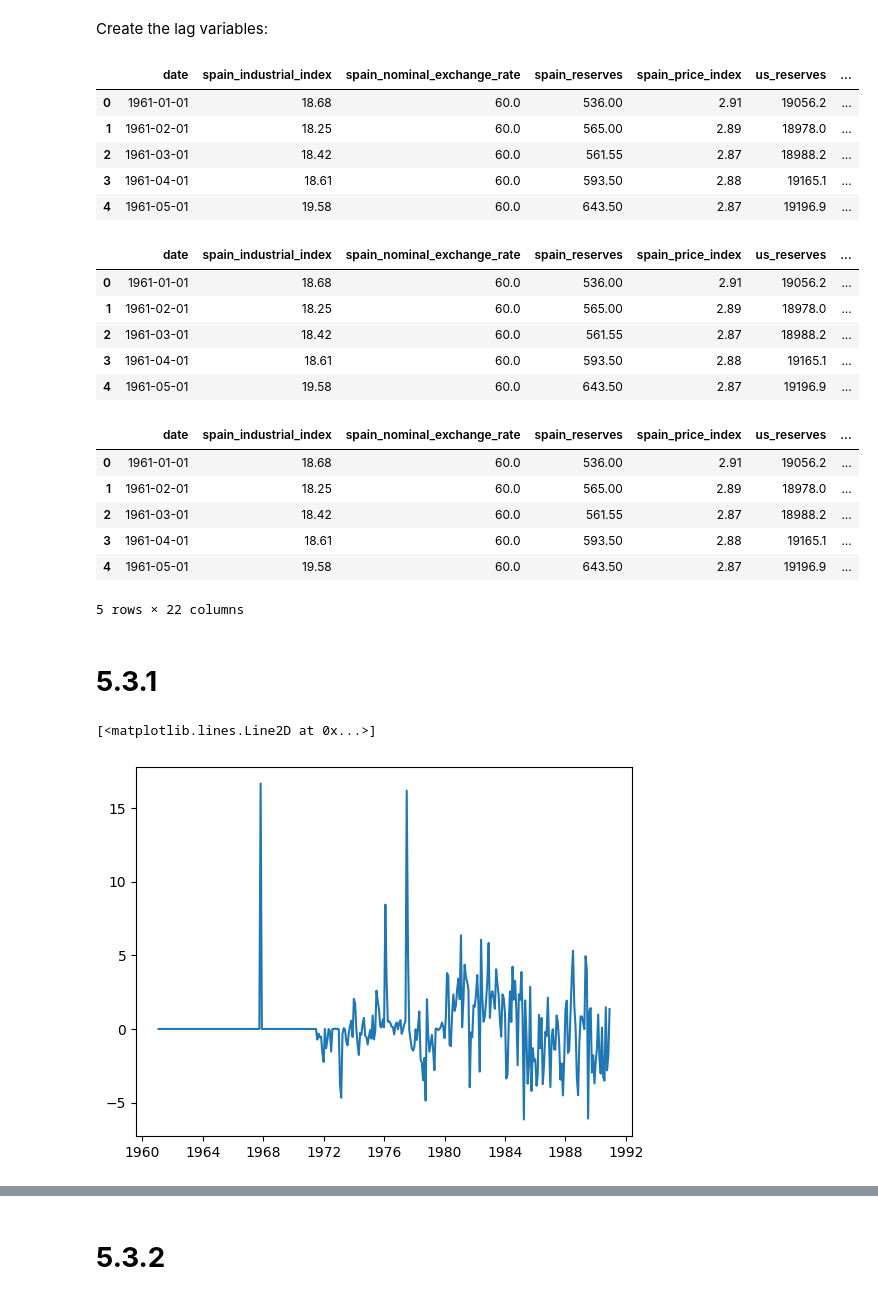
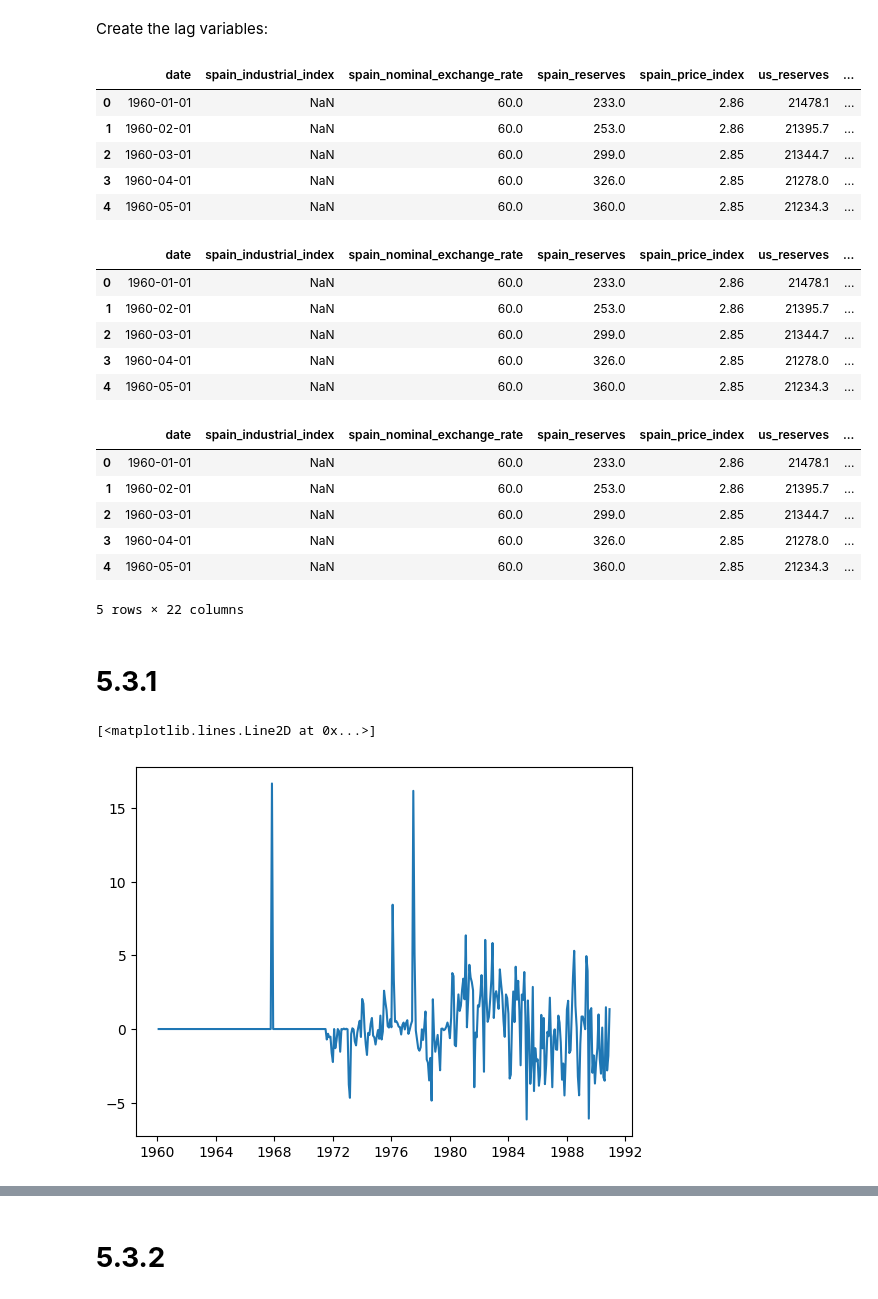
Before and after one commit to ruikai30/ec1b1_group_10, a Jupyter notebook: notebook.ipynb, the cells around one changed output, grey strips where cells are left out. Saved outputs shown, nothing was run; the diff lists cells and outputs as text; code cells hidden in the pictures.

```diff
--- a/notebook.ipynb
+++ b/notebook.ipynb
@@ -46,8 +46,7 @@ spain_1.head()
 ## For Spain:
 # %%
 spain_2 = spain_1 \
-    .rename(columns={'International Financial Statistics (IFS)': 'date', 'Unnamed: 1': 'spain_industrial_index', 'Unnamed: 2': 'spain_nominal_exchange_rate', 'Unnamed: 3': 'spain_reserves', 'Unnamed: 4': 'spain_price_index'}) \
-    .dropna()
+    .rename(columns={'International Financial Statistics (IFS)': 'date', 'Unnamed: 1': 'spain_industrial_index', 'Unnamed: 2': 'spain_nominal_exchange_rate', 'Unnamed: 3': 'spain_reserves', 'Unnamed: 4': 'spain_price_index'}) [1:]
 # %%
 spain_3 = spain_2
 spain_3['spain_nominal_exchange_rate'] = spain_3['spain_nominal_exchange_rate'].apply(lambda x: 1/x)
@@ -76,8 +75,7 @@ spain_basic_cleaned = spain_5
 # %%
 # Repeat first step using code from Spain
 us_1 = us_1 \
-    .rename(columns={'International Financial Statistics (IFS)': 'date', 'Unnamed: 1': 'us_reserves', 'Unnamed: 2': 'us_price_index'}) \
-    .dropna()
+    .rename(columns={'International Financial Statistics (IFS)': 'date', 'Unnamed: 1': 'us_reserves', 'Unnamed: 2': 'us_price_index'}) [1:]
 
 # Tidy the data using similar process
 us_1['date'] = us_1['date'].apply(lambda x: datetime.strptime(x, '%b %Y'))
@@ -120,11 +127,11 @@ merged_2 = merged_1
 merged_2.head()
 # %% [output]
 |  | date | spain_industrial_index | spain_nominal_exchange_rate | spain_reserves | spain_price_index | us_reserves | ... |
-| 0 | 1961-01-01 | 18.68 | 60.0 | 536.00 | 2.91 | 19056.2 | ... |
-| 1 | 1961-02-01 | 18.25 | 60.0 | 565.00 | 2.89 | 18978.0 | ... |
-| 2 | 1961-03-01 | 18.42 | 60.0 | 561.55 | 2.87 | 18988.2 | ... |
-| 3 | 1961-04-01 | 18.61 | 60.0 | 593.50 | 2.88 | 19165.1 | ... |
-| 4 | 1961-05-01 | 19.58 | 60.0 | 643.50 | 2.87 | 19196.9 | ... |
+| 0 | 1960-01-01 | NaN | 60.0 | 233.0 | 2.86 | 21478.1 | ... |
+| 1 | 1960-02-01 | NaN | 60.0 | 253.0 | 2.86 | 21395.7 | ... |
+| 2 | 1960-03-01 | NaN | 60.0 | 299.0 | 2.85 | 21344.7 | ... |
+| 3 | 1960-04-01 | NaN | 60.0 | 326.0 | 2.85 | 21278.0 | ... |
+| 4 | 1960-05-01 | NaN | 60.0 | 360.0 | 2.85 | 21234.3 | ... |
 # %%
 merged_2['spain_nominal_exchange_rate_growth'] = (merged_2['spain_nominal_exchange_rate'] - merged_2['spain_nominal_exchange_rate_lag_1']) / merged_2['spain_nominal_exchange_rate_lag_1'] * 100
 merged_2['spain_real_exchange_rate'] = merged_2['spain_nominal_exchange_rate'] * merged_2['us_price_index'] / merged_2['spain_price_index']
@@ -138,44 +145,45 @@ merged_3 = merged_2
 merged_3.head()
 # %% [output]
 |  | date | spain_industrial_index | spain_nominal_exchange_rate | spain_reserves | spain_price_index | us_reserves | ... |
-| 0 | 1961-01-01 | 18.68 | 60.0 | 536.00 | 2.91 | 19056.2 | ... |
-| 1 | 1961-02-01 | 18.25 | 60.0 | 565.00 | 2.89 | 18978.0 | ... |
-| 2 | 1961-03-01 | 18.42 | 60.0 | 561.55 | 2.87 | 18988.2 | ... |
-| 3 | 1961-04-01 | 18.61 | 60.0 | 593.50 | 2.88 | 19165.1 | ... |
-| 4 | 1961-05-01 | 19.58 | 60.0 | 643.50 | 2.87 | 19196.9 | ... |
+| 0 | 1960-01-01 | NaN | 60.0 | 233.0 | 2.86 | 21478.1 | ... |
+| 1 | 1960-02-01 | NaN | 60.0 | 253.0 | 2.86 | 21395.7 | ... |
+| 2 | 1960-03-01 | NaN | 60.0 | 299.0 | 2.85 | 21344.7 | ... |
+| 3 | 1960-04-01 | NaN | 60.0 | 326.0 | 2.85 | 21278.0 | ... |
+| 4 | 1960-05-01 | NaN | 60.0 | 360.0 | 2.85 | 21234.3 | ... |
 # %%
 spain_index_list = []
 us_index_list = []
 spain_first_value = merged_3.loc[0, 'spain_reserves']
 us_first_value = merged_3.loc[0, 'us_reserves']
 
 for value in merged_3['spain_reserves']:
     if value != None:
         index = value / spain_first_value * 100
     else:
         index = None
 
     spain_index_list.append(index)
 
 for value in merged_3['us_reserves']:
     if value != None:
         index = value / us_first_value * 100
     else:
         index = None
 
     us_index_list.append(index)
 
 merged_3['spain_reserves_index_1960'] = spain_index_list
 merged_3['us_reserves_index_1960'] = us_index_list
+merged_3 = merged_3.round(2)
 merged_4 = merged_3
 merged_4.head()
 # %% [output]
 |  | date | spain_industrial_index | spain_nominal_exchange_rate | spain_reserves | spain_price_index | us_reserves | ... |
-| 0 | 1961-01-01 | 18.68 | 60.0 | 536.00 | 2.91 | 19056.2 | ... |
-| 1 | 1961-02-01 | 18.25 | 60.0 | 565.00 | 2.89 | 18978.0 | ... |
-| 2 | 1961-03-01 | 18.42 | 60.0 | 561.55 | 2.87 | 18988.2 | ... |
-| 3 | 1961-04-01 | 18.61 | 60.0 | 593.50 | 2.88 | 19165.1 | ... |
-| 4 | 1961-05-01 | 19.58 | 60.0 | 643.50 | 2.87 | 19196.9 | ... |
+| 0 | 1960-01-01 | NaN | 60.0 | 233.0 | 2.86 | 21478.1 | ... |
+| 1 | 1960-02-01 | NaN | 60.0 | 253.0 | 2.86 | 21395.7 | ... |
+| 2 | 1960-03-01 | NaN | 60.0 | 299.0 | 2.85 | 21344.7 | ... |
+| 3 | 1960-04-01 | NaN | 60.0 | 326.0 | 2.85 | 21278.0 | ... |
+| 4 | 1960-05-01 | NaN | 60.0 | 360.0 | 2.85 | 21234.3 | ... |
 5 rows × 22 columns
 # %%
 df = merged_4
@@ -185,7 +193,7 @@ df = merged_4
 plt.plot(df['date'], df['spain_nominal_exchange_rate_growth'])
 # %% [output]
 [<matplotlib.lines.Line2D at 0x...>]
-[figure, old version]
+[figure, new version]
 # %%
 plt.plot(df['date'], df['spain_real_exchange_rate_growth'])
 # %% [output]
```
Also changed, not shown: parts of 6 cells of this notebook.
